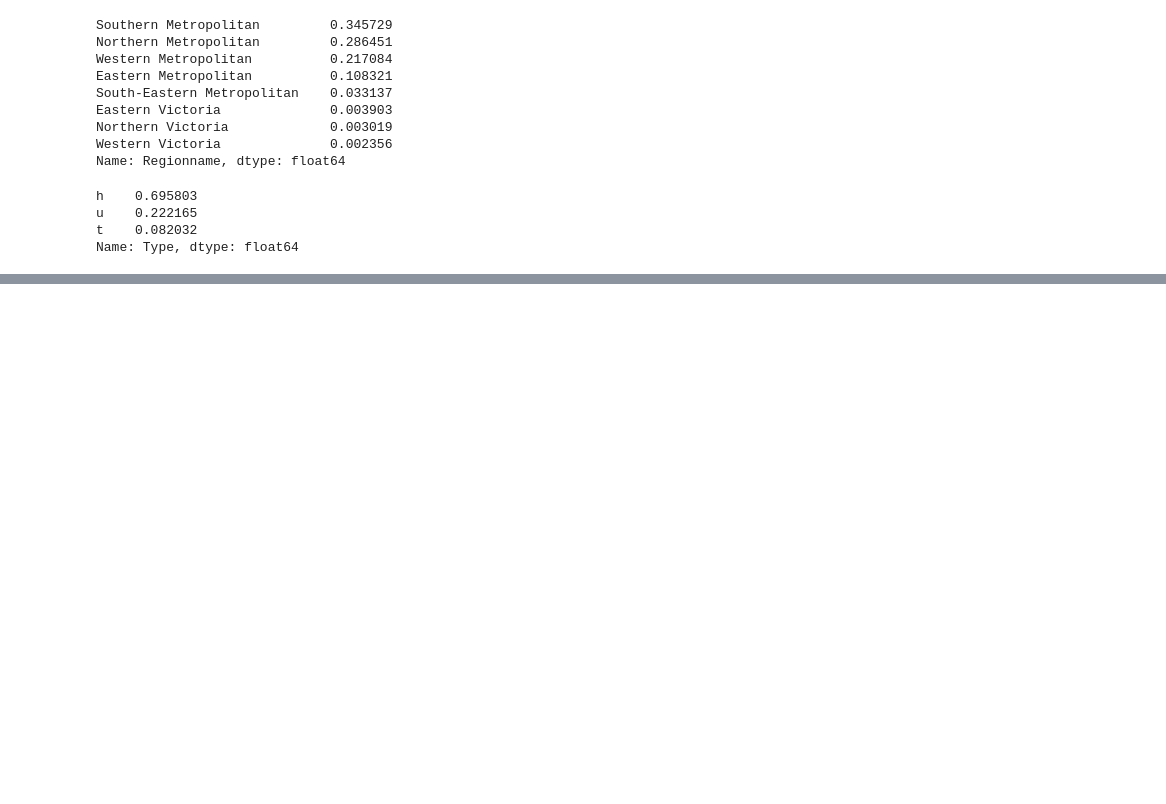
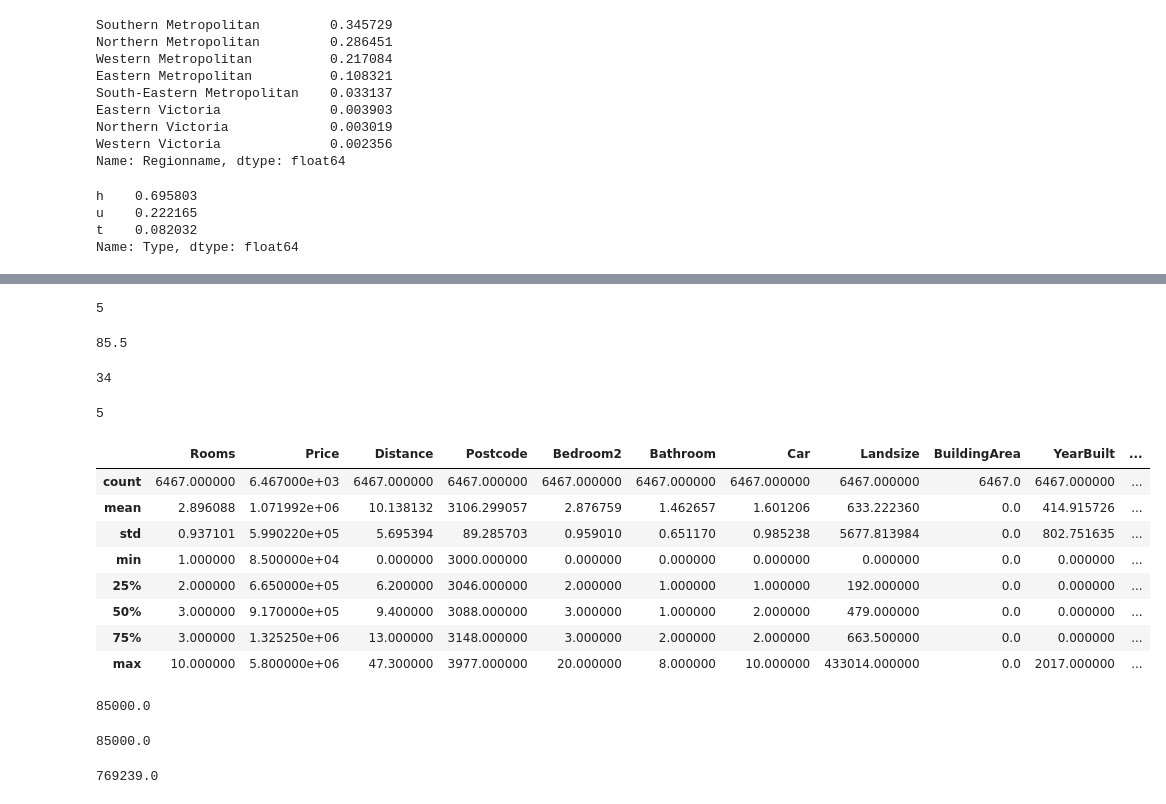
Before and after one commit to maniacmansion12/sf_data_sciense, a Jupyter notebook: Skillfactory/PYTHON-10. Введение в Pandas/введение в Pandas.ipynb, the cells around one changed output, grey strips where cells are left out. Drawn from its saved outputs; the diff is of its cells as text; code cells hidden in the pictures; blank space fills up the shorter version.

```diff
--- a/Skillfactory/PYTHON-10. Введение в Pandas/введение в Pandas.ipynb
+++ b/Skillfactory/PYTHON-10. Введение в Pandas/введение в Pandas.ipynb
@@ -557,0 +692,43 @@ Name: Type, dtype: float64
+# %%
+melb_data[melb_data['Type'] == 't']['Rooms'].max()
+# %% [output]
+5
+# %%
+mean_price = melb_data['Price'].mean()
+melb_data[melb_data['Price'] > mean_price]['BuildingArea'].median()
+# %% [output]
+85.5
+# %%
+melb_data[melb_data['Bathroom'] == 0].shape[0]
+# %% [output]
+34
+# %%
+melb_data[(melb_data['SellerG'] == 'Nelson') & (melb_data['Price'] > 3000000)].shape[0]
+# %% [output]
+5
+# %%
+melb_data[melb_data['BuildingArea'] == 0].describe()
+# %% [output]
+|  | Rooms | Price | Distance | Postcode | Bedroom2 | Bathroom | Car | Landsize | BuildingArea | YearBuilt | ... |
+| count | 6467.000000 | 6.467000e+03 | 6467.000000 | 6467.000000 | 6467.000000 | 6467.000000 | 6467.000000 | 6467.000000 | 6467.0 | 6467.000000 | ... |
+| mean | 2.896088 | 1.071992e+06 | 10.138132 | 3106.299057 | 2.876759 | 1.462657 | 1.601206 | 633.222360 | 0.0 | 414.915726 | ... |
+| std | 0.937101 | 5.990220e+05 | 5.695394 | 89.285703 | 0.959010 | 0.651170 | 0.985238 | 5677.813984 | 0.0 | 802.751635 | ... |
+| min | 1.000000 | 8.500000e+04 | 0.000000 | 3000.000000 | 0.000000 | 0.000000 | 0.000000 | 0.000000 | 0.0 | 0.000000 | ... |
+| 25% | 2.000000 | 6.650000e+05 | 6.200000 | 3046.000000 | 2.000000 | 1.000000 | 1.000000 | 192.000000 | 0.0 | 0.000000 | ... |
+| 50% | 3.000000 | 9.170000e+05 | 9.400000 | 3088.000000 | 3.000000 | 1.000000 | 2.000000 | 479.000000 | 0.0 | 0.000000 | ... |
+| 75% | 3.000000 | 1.325250e+06 | 13.000000 | 3148.000000 | 3.000000 | 2.000000 | 2.000000 | 663.500000 | 0.0 | 0.000000 | ... |
+| max | 10.000000 | 5.800000e+06 | 47.300000 | 3977.000000 | 20.000000 | 8.000000 | 10.000000 | 433014.000000 | 0.0 | 2017.000000 | ... |
+# %%
+melb_data[melb_data['BuildingArea'] == 0]['Price'].min()
+# %% [output]
+85000.0
+# %%
+melb_data[(melb_data['BuildingArea'] == 0)]['Price'].min()
+# %% [output]
+85000.0
+# %%
+round(melb_data[(melb_data['Price'] < 1000000) &
+          ((melb_data['Rooms'] > 5) |
+          (melb_data['YearBuilt'] > 2015))]['Price'].mean(),0)
+# %% [output]
+769239.0
```
Also changed, not shown: parts of 23 cells of this notebook, 3 other files.
